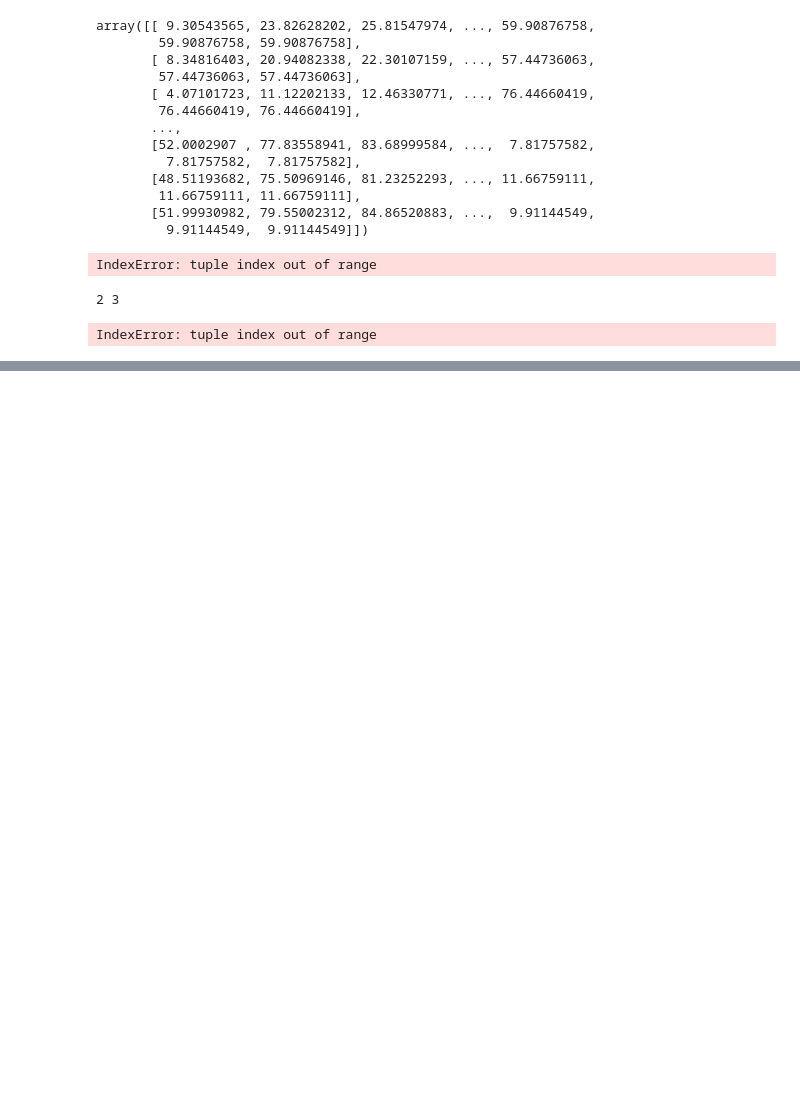
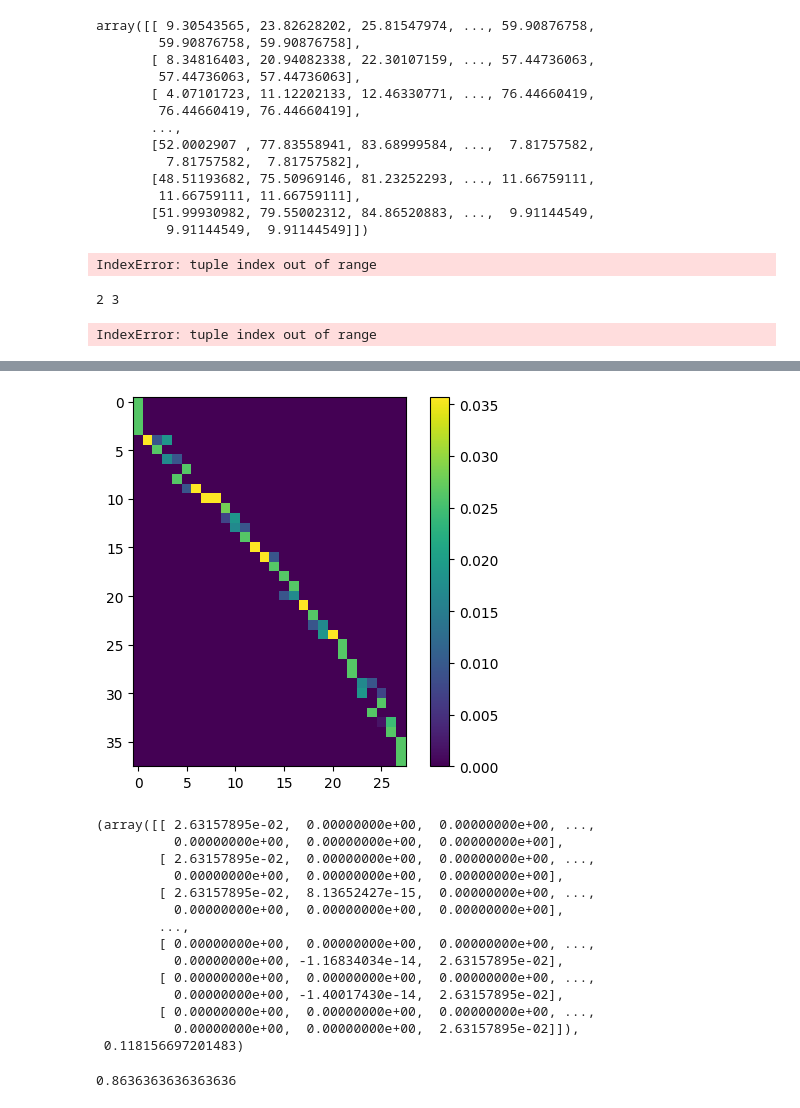
Before and after one commit to hanahhh/Masking-Map-Optimal-Transport-For-Sequential-Data, a Jupyter notebook: SensitivityExperiment.ipynb, the cells around one changed output, grey strips where cells are left out. Cells and saved outputs as stored; diff of their text form; code cells hidden in the pictures; blank space fills up the shorter version.

```diff
--- a/SensitivityExperiment.ipynb
+++ b/SensitivityExperiment.ipynb
@@ -167,0 +207,18 @@ IndexError: tuple index out of range
+# %%
+masking_map_non_linear(X_train[0], X_test[0], ratio=0.1, plot=True)
+# %% [output]
+[figure, added]
+(array([[ 2.63157895e-02,  0.00000000e+00,  0.00000000e+00, ...,
+          0.00000000e+00,  0.00000000e+00,  0.00000000e+00],
+        [ 2.63157895e-02,  0.00000000e+00,  0.00000000e+00, ...,
+          0.00000000e+00,  0.00000000e+00,  0.00000000e+00],
+        [ 2.63157895e-02,  8.13652427e-15,  0.00000000e+00, ...,
+          0.00000000e+00,  0.00000000e+00,  0.00000000e+00],
+        ...,
+        [ 0.00000000e+00,  0.00000000e+00,  0.00000000e+00, ...,
+          0.00000000e+00, -1.16834034e-14,  2.63157895e-02],
+        [ 0.00000000e+00,  0.00000000e+00,  0.00000000e+00, ...,
+          0.00000000e+00, -1.40017430e-14,  2.63157895e-02],
+        [ 0.00000000e+00,  0.00000000e+00,  0.00000000e+00, ...,
+          0.00000000e+00,  0.00000000e+00,  2.63157895e-02]]),
+ 0.118156697201483)
@@ -167,0 +232,4 @@ IndexError: tuple index out of range
+# %%
+acc
+# %% [output]
+0.8636363636363636
```
Also changed, not shown: parts of 13 cells of this notebook, 9 other files.
